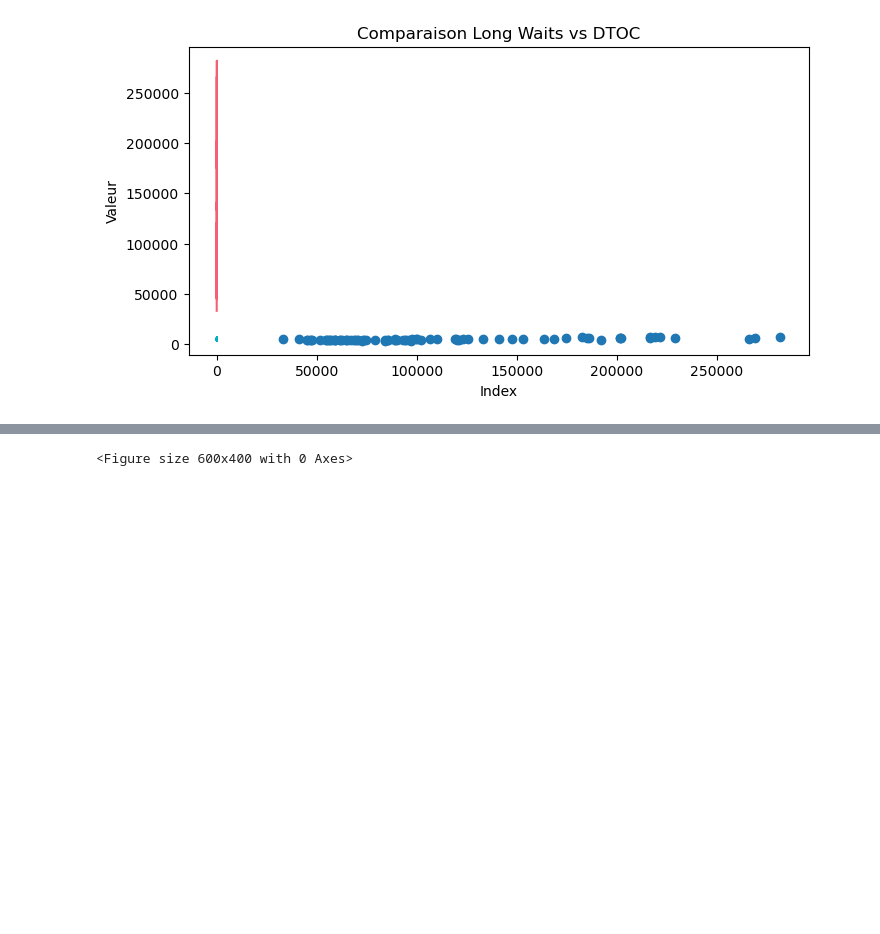
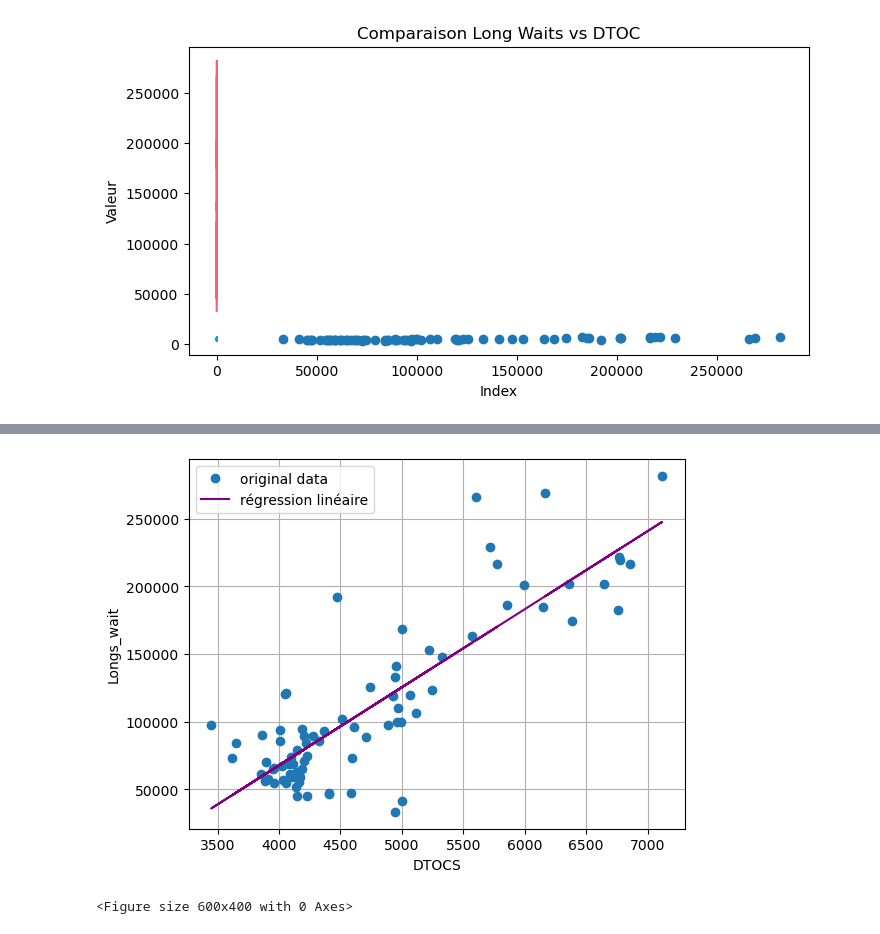
Before and after one commit to someia2026/Machine_Learning_Data_Mining, a Jupyter notebook: 01ClassicLinearRegression.ipynb, the cells around one changed output, grey strips where cells are left out. Saved outputs shown, nothing was run; the diff lists cells and outputs as text; code cells hidden in the pictures; blank space fills up the shorter version.

```diff
--- a/01ClassicLinearRegression.ipynb
+++ b/01ClassicLinearRegression.ipynb
@@ -671,3 +726,13 @@ plt.show()
+# %%
+plt.plot(x, y, 'o', label='original data')
+plt.plot(x2[:,1],  results.params[1] * x2[:,1] + results.params[0], 'purple', label='régression linéaire')
+plt.xlabel('DTOCS')           # results = c'est un objet (créer par la libairie statsmodels.api)
+plt.ylabel('Longs_wait')      # .parmas = c'est la méthodes qui renvoie les params
+plt.grid(True)                # results.parma[0] = a de la fonction y = ax+b
+plt.legend()                  # results.params[1] = b
+plt.show()                    # params = ax + b
+# %% [output]
+[figure, added]
 # %%
 #### your solution here
 diff_long = np.diff(long_waits)
```
Also changed, not shown: parts of 13 cells of this notebook.
